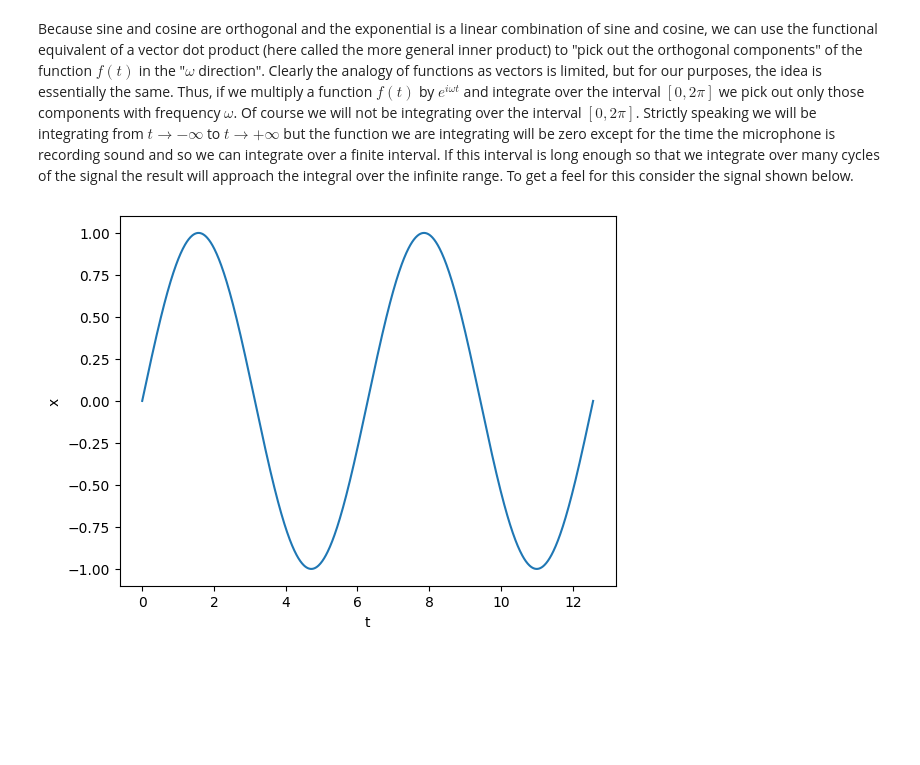
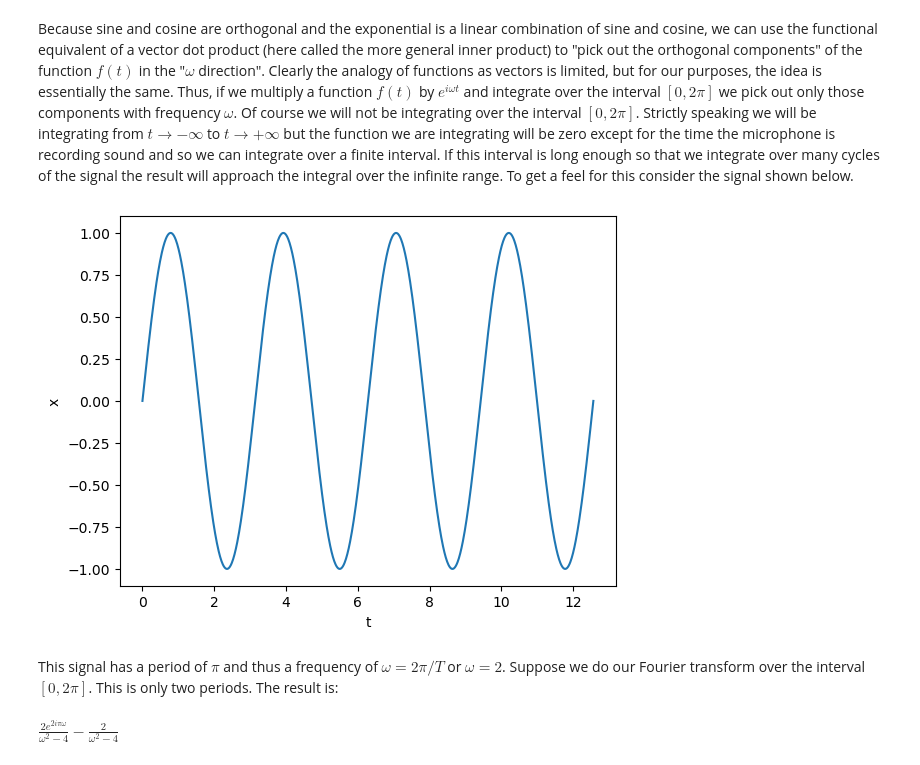
Before and after one commit to brinerk/LabsCapstone, a Jupyter notebook: Lab21/Lab 21.ipynb, the cells around one changed output. Cells and saved outputs as stored; diff of their text form; code cells hidden in the pictures; blank space fills up the shorter version.

```diff
--- a/Lab21/Lab 21.ipynb
+++ b/Lab21/Lab 21.ipynb
@@ -149,12 +149,21 @@ Of course we will not be integrating over the interval $[0, 2 \pi]$. Strictly sp
 # %%
 import numpy as np
 from matplotlib import pyplot as plt
 
 x_axis = np.linspace(0, 4*np.pi, 1000)
 
-plt.plot(x_axis, np.sin(x_axis))
+plt.plot(x_axis, np.sin(2*x_axis))
 plt.xlabel('t')
 plt.ylabel('x')
 plt.show()
 # %% [output]
-[figure, old version]
+[figure, new version]
+# %% [markdown]
+This signal has a period of $\pi$ and thus a frequency of $\omega = 2\pi/T$ or $\omega = 2$. Suppose we do our Fourier transform over the interval $[0,2 \pi]$. This is only two periods. The result is:
+# %%
+ω, t = sym.symbols('ω t')
+
+f_ω0 = sym.integrate(sym.exp(sym.I*ω*t) * sym.sin(2*t), (t, 0, 2*sym.pi)).args[2][0]
+f_ω0
+# %% [output]
+$\displaystyle \frac{2 e^{2 i \pi ω}}{ω^{2} - 4} - \frac{2}{ω^{2} - 4}$
```
Also changed, not shown: parts of 13 cells of this notebook.
